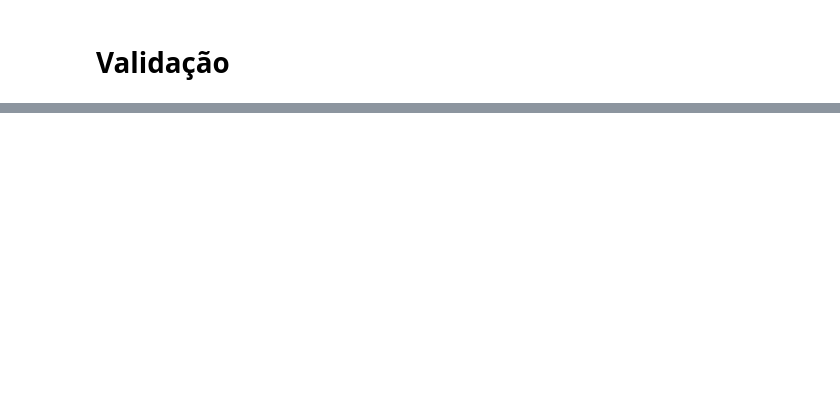
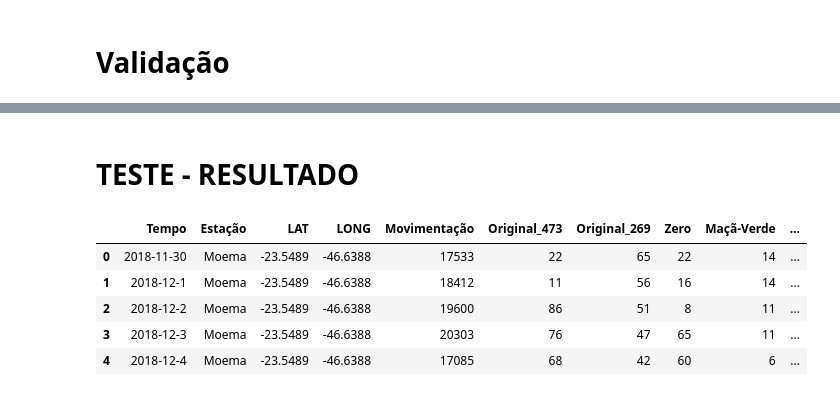
Before and after one commit to igorlpa/desafio-2-2020, a Jupyter notebook: Desafio 07/Desafio 07.ipynb, the cells around one changed output, grey strips where cells are left out. Drawn from its saved outputs; the diff is of its cells as text; code cells hidden in the pictures; blank space fills up the shorter version.

Commit message:
Desafio 07 Mais testes

```diff
--- a/Desafio 07/Desafio 07.ipynb
+++ b/Desafio 07/Desafio 07.ipynb
@@ -122,0 +175,13 @@ print(accuracy_score(y_val, pred_val))
+# %% [markdown]
+# TESTE - RESULTADO
+# %%
+data_test = pd.read_csv('to_be_scored.csv')
+# %%
+data_test.head()
+# %% [output]
+|  | Tempo | Estação | LAT | LONG | Movimentação | Original_473 | Original_269 | Zero | Maçã-Verde | ... |
+| 0 | 2018-11-30 | Moema | -23.5489 | -46.6388 | 17533 | 22 | 65 | 22 | 14 | ... |
+| 1 | 2018-12-1 | Moema | -23.5489 | -46.6388 | 18412 | 11 | 56 | 16 | 14 | ... |
+| 2 | 2018-12-2 | Moema | -23.5489 | -46.6388 | 19600 | 86 | 51 | 8 | 11 | ... |
+| 3 | 2018-12-3 | Moema | -23.5489 | -46.6388 | 20303 | 76 | 47 | 65 | 11 | ... |
+| 4 | 2018-12-4 | Moema | -23.5489 | -46.6388 | 17085 | 68 | 42 | 60 | 6 | ... |
```
Also changed, not shown: parts of 12 cells of this notebook, 8 other files.
